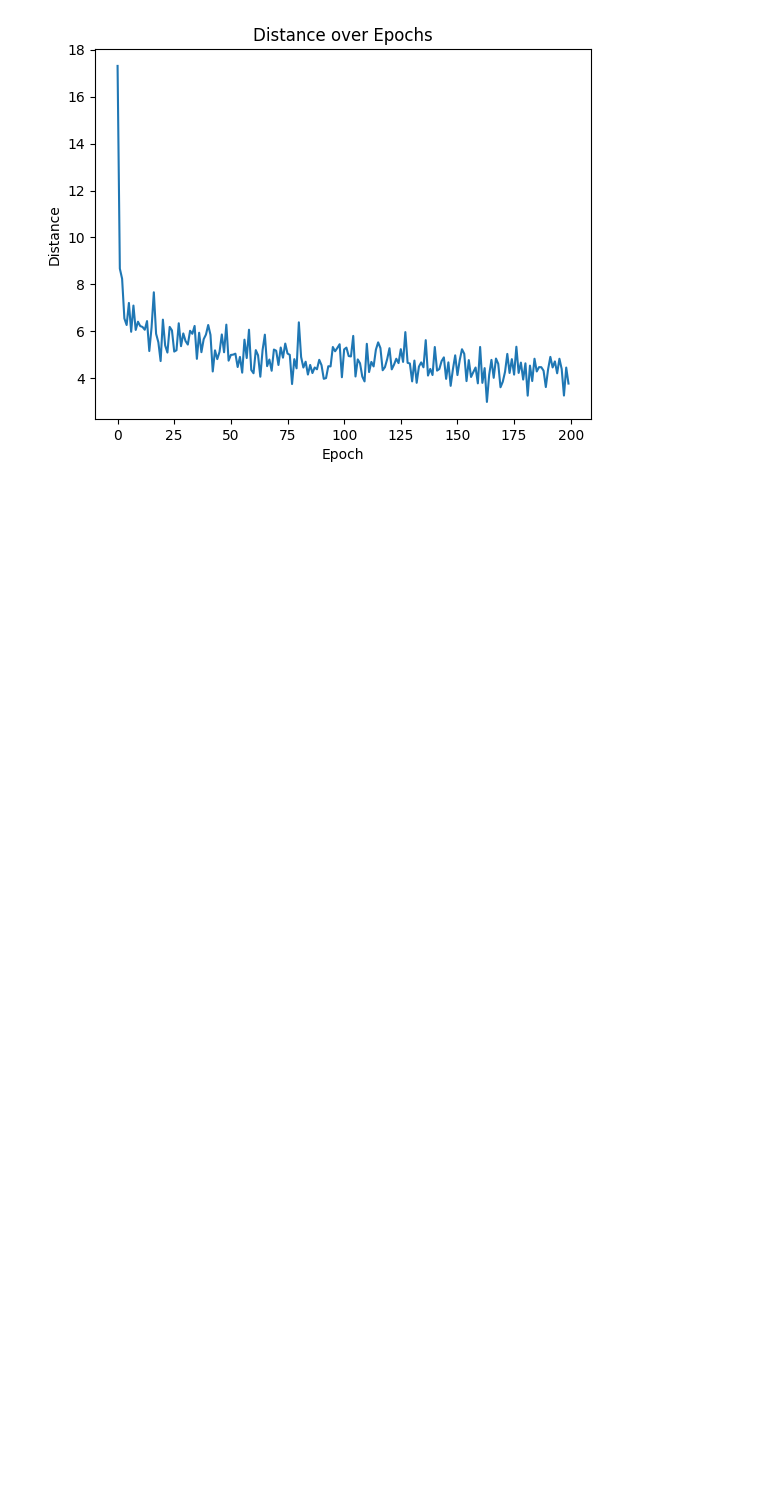
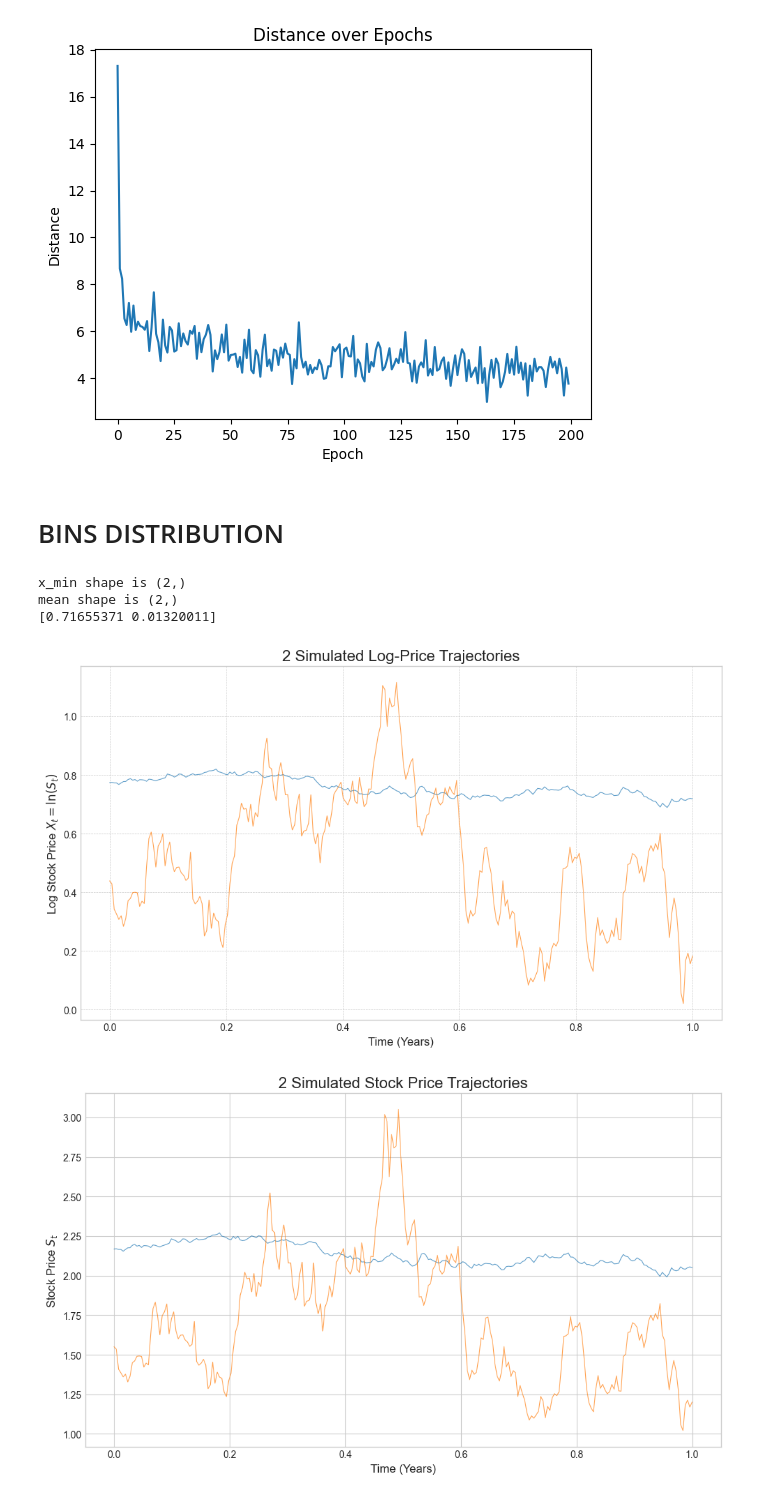
Before and after one commit to matteorofrano/CGAN-for-probability-distribution-generation, a Jupyter notebook: tests.ipynb, the cells around one changed output. Saved outputs shown, nothing was run; the diff lists cells and outputs as text; code cells hidden in the pictures; blank space fills up the shorter version.

Commit message:
bins probability distribution

```diff
--- a/tests.ipynb
+++ b/tests.ipynb
@@ -61,3 +63,29 @@ conditional_gan.train(mydata)
 plot_learning_curve('generated_vs_true.csv')
 # %% [output]
 [figure]
+# %% [markdown]
+# BINS DISTRIBUTION
+# %%
+# data simulation
+# example
+X0_range = (0.0,1.0)
+mu_range = (0.0, 0.0)
+sigma_range = (0.001, 1.0)
+T = 1.0        # Time horizon (1 year)
+N = 252        # Number of time steps
+J = 2         # Number of paths to simulate
+SEED=42
+
+# --- Run the Simulation ---
+sim = DataSimulator(X0_range=X0_range, mu_range=mu_range, sigma_range=sigma_range,
+                            T=T, N=N, n_simulations=J, seed=SEED)
+
+paths = sim.get_BS_paths()
+pdfs= sim.get_BS_pdf(n_steps_ahead=10, n_bins=100)
+sim.plot()
+# %% [output]
+x_min shape is (2,)
+mean shape is (2,)
+[0.71655371 0.01320011]
+[figure, added]
+[figure, added]
```
Also changed, not shown: parts of 4 cells of this notebook, 15 other files.
